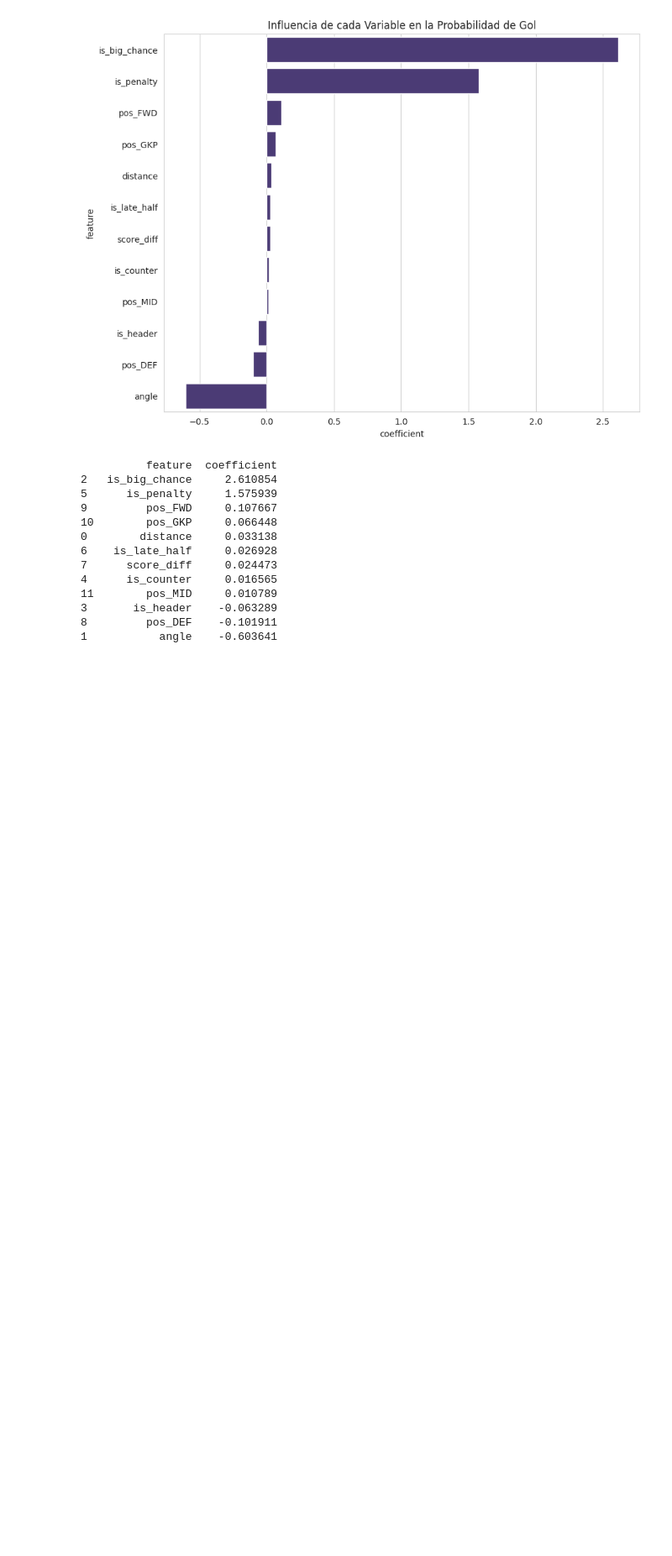
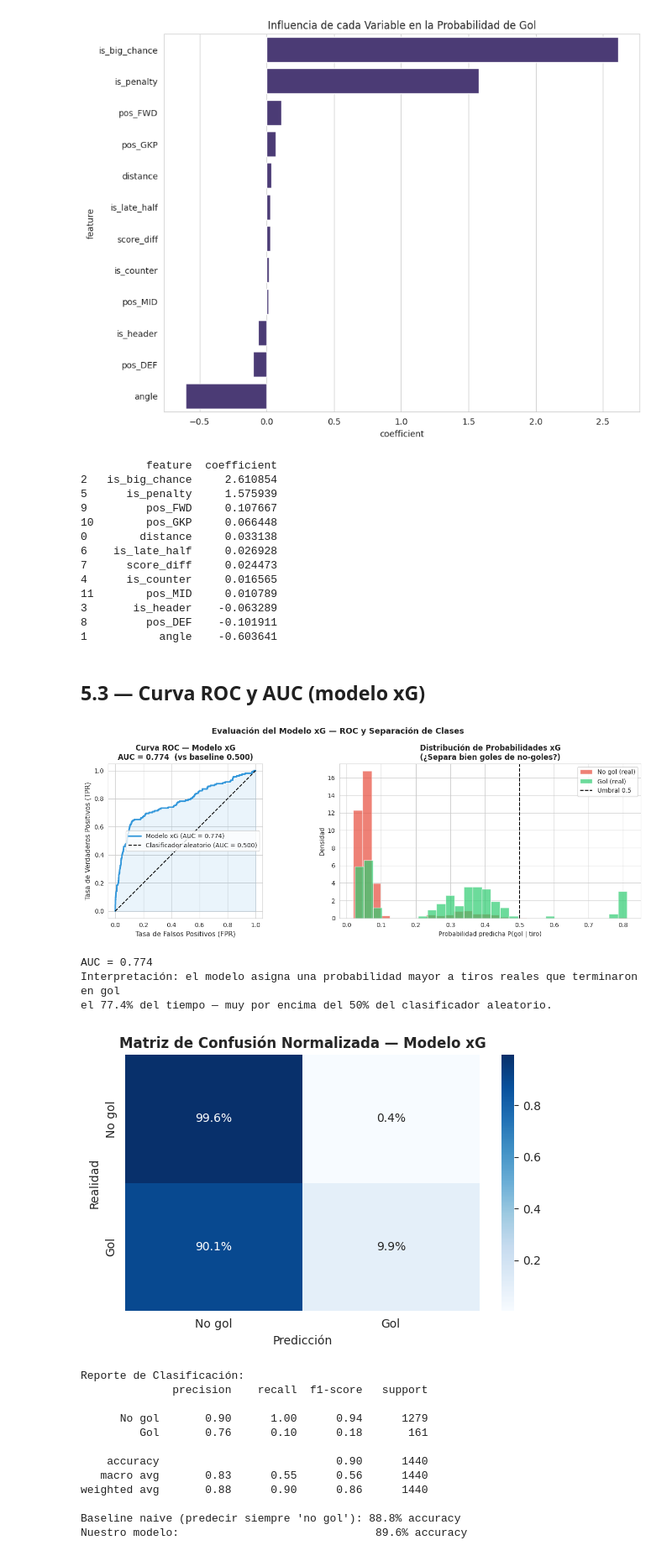
Before and after one commit to julianjimenez4809-ui/Predicci-n-Futbol-stica, a Jupyter notebook: cuadernos/eda_modelos.ipynb, the cells around one changed output. Shown at 84% size. Drawn from its saved outputs; the diff is of its cells as text; code cells hidden in the pictures; blank space fills up the shorter version.

```diff
--- a/src/eda_modelos.ipynb
+++ b/cuadernos/eda_modelos.ipynb
@@ -214,3 +214,82 @@ print(importance)
 3       is_header    -0.063289
 8         pos_DEF    -0.101911
 1           angle    -0.603641
+# %% [markdown]
+## 5.3 — Curva ROC y AUC (modelo xG)
+# %%
+from sklearn.metrics import roc_curve, auc as sk_auc
+
+# El modelo ya está entrenado en la celda anterior — reutilizamos model_xg
+y_prob_xg = model_xg.predict_proba(X_test)[:, 1]
+fpr, tpr, _ = roc_curve(y_test, y_prob_xg)
+roc_auc = sk_auc(fpr, tpr)
+
+fig, axes = plt.subplots(1, 2, figsize=(14, 5))
+
+# — Curva ROC ————————————————————————————————————————————————————————————————
+axes[0].plot(fpr, tpr, color='#3498db', linewidth=2.5, label=f'Modelo xG (AUC = {roc_auc:.3f})')
+axes[0].plot([0,1],[0,1], 'k--', linewidth=1.5, label='Clasificador aleatorio (AUC = 0.500)')
+axes[0].fill_between(fpr, tpr, alpha=0.1, color='#3498db')
+axes[0].set_xlabel('Tasa de Falsos Positivos (FPR)', fontsize=11)
+axes[0].set_ylabel('Tasa de Verdaderos Positivos (TPR)', fontsize=11)
+axes[0].set_title(f'Curva ROC — Modelo xG\nAUC = {roc_auc:.3f}  (vs baseline 0.500)', fontweight='bold')
+axes[0].legend(fontsize=10)
+axes[0].set_aspect('equal')
+
+# — Distribución de probabilidades predichas ——————————————————————————————————
+axes[1].hist(y_prob_xg[y_test == 0], bins=30, alpha=0.7, color='#e74c3c',
+             label='No gol (real)', density=True, edgecolor='white')
+axes[1].hist(y_prob_xg[y_test == 1], bins=30, alpha=0.7, color='#2ecc71',
+             label='Gol (real)',    density=True, edgecolor='white')
+axes[1].axvline(0.5, color='black', linestyle='--', linewidth=1.5, label='Umbral 0.5')
+axes[1].set_xlabel('Probabilidad predicha P(gol | tiro)')
+axes[1].set_ylabel('Densidad')
+axes[1].set_title('Distribución de Probabilidades xG\n'
+                  '(¿Separa bien goles de no-goles?)', fontweight='bold')
+axes[1].legend(fontsize=10)
+
+plt.suptitle('Evaluación del Modelo xG — ROC y Separación de Clases',
+             fontsize=13, fontweight='bold')
+plt.tight_layout()
+plt.show()
+
+print(f"AUC = {roc_auc:.3f}")
+print(f"Interpretación: el modelo asigna una probabilidad mayor a tiros reales que terminaron en gol")
+print(f"el {roc_auc:.1%} del tiempo — muy por encima del 50% del clasificador aleatorio.")
+
+# Matriz de confusión formal
+from sklearn.metrics import confusion_matrix, classification_report
+y_pred_xg = model_xg.predict(X_test)
+cm_xg = confusion_matrix(y_test, y_pred_xg)
+cm_norm = cm_xg.astype(float) / cm_xg.sum(axis=1, keepdims=True)
+
+fig, ax = plt.subplots(figsize=(6, 4))
+sns.heatmap(cm_norm, annot=True, fmt='.1%', cmap='Blues', ax=ax,
+            xticklabels=['No gol','Gol'], yticklabels=['No gol','Gol'])
+ax.set_title('Matriz de Confusión Normalizada — Modelo xG', fontweight='bold')
+ax.set_xlabel('Predicción'); ax.set_ylabel('Realidad')
+plt.tight_layout()
+plt.show()
+
+print("\nReporte de Clasificación:")
+print(classification_report(y_test, y_pred_xg, target_names=['No gol','Gol']))
+print(f"Baseline naive (predecir siempre 'no gol'): {(y_test==0).mean():.1%} accuracy")
+print(f"Nuestro modelo:                              {(y_pred_xg==y_test).mean():.1%} accuracy")
+# %% [output]
+[figure, added]
+AUC = 0.774
+Interpretación: el modelo asigna una probabilidad mayor a tiros reales que terminaron en gol
+el 77.4% del tiempo — muy por encima del 50% del clasificador aleatorio.
+[figure, added]
+Reporte de Clasificación:
+              precision    recall  f1-score   support
+
+      No gol       0.90      1.00      0.94      1279
+         Gol       0.76      0.10      0.18       161
+
+    accuracy                           0.90      1440
+   macro avg       0.83      0.55      0.56      1440
+weighted avg       0.88      0.90      0.86      1440
+
+Baseline naive (predecir siempre 'no gol'): 88.8% accuracy
+Nuestro modelo:                              89.6% accuracy
```
Also changed, not shown: parts of 2 cells of this notebook, 23 other files.
